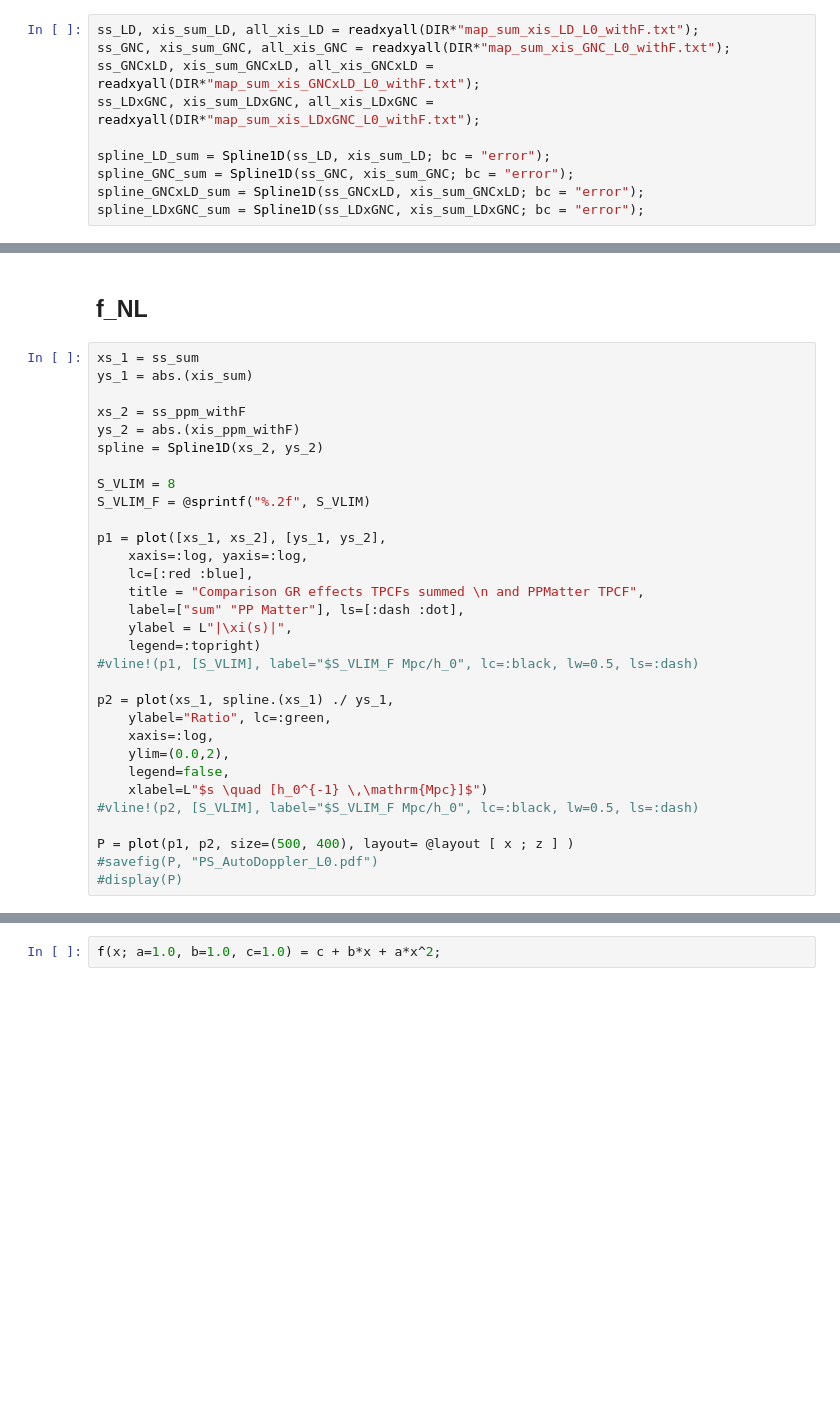
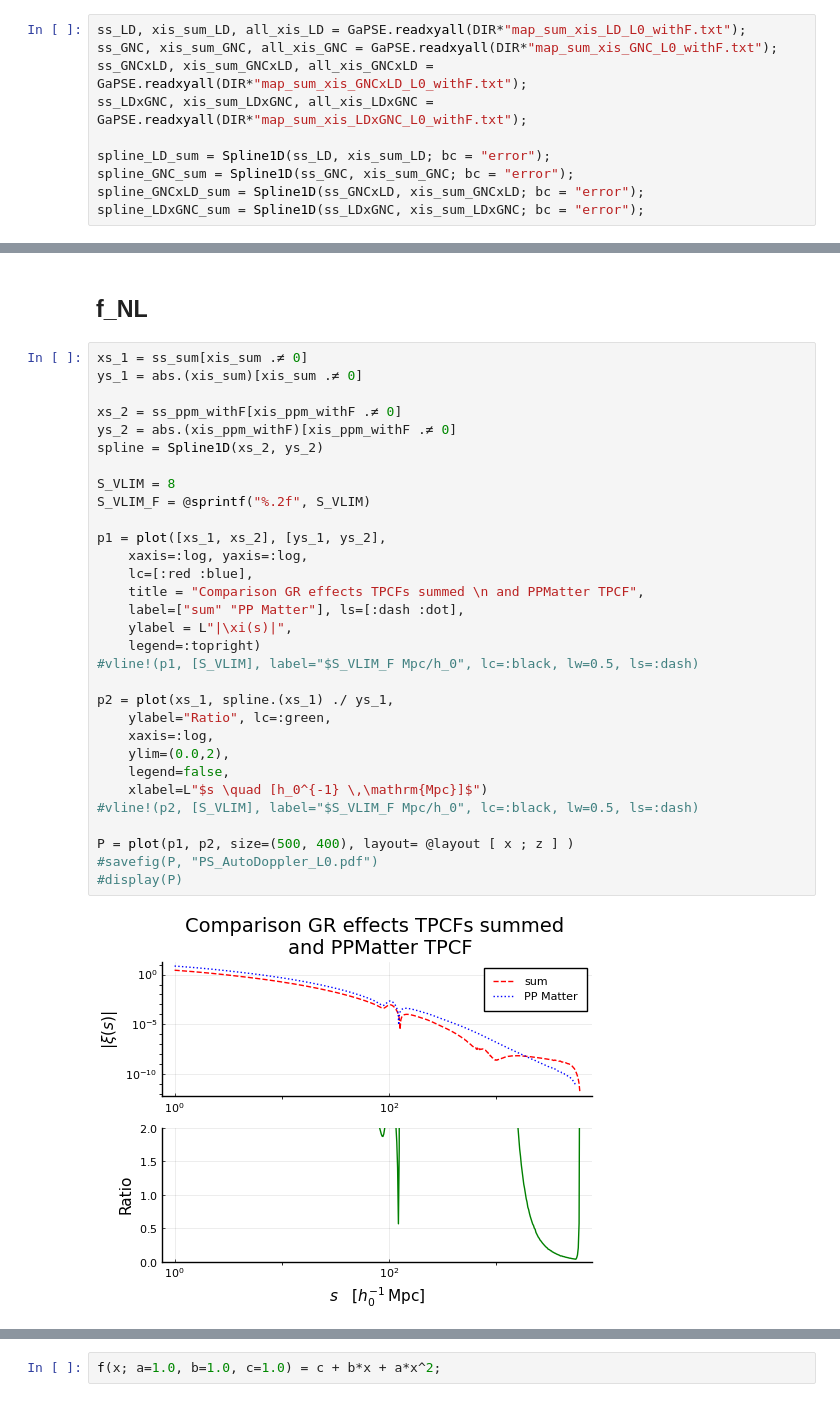
Before and after one commit to foglienimatteo/GaPSE.jl, a Jupyter notebook: ipynbs/Effective_fNL.ipynb, the cells around one changed output, grey strips where cells are left out. Drawn from its saved outputs; the diff is of its cells as text; blank space fills up the shorter version.

```diff
--- a/ipynbs/Effective_fNL.ipynb
+++ b/ipynbs/Effective_fNL.ipynb
@@ -376,10 +490,10 @@ GaPSE.print_map_sum_ξ_LDxGNC_multipole(
     N_χs = 100, N_χs_2 = 60);
 =#
 # %%
-ss_LD, xis_sum_LD, all_xis_LD = readxyall(DIR*"map_sum_xis_LD_L0_withF.txt");
-ss_GNC, xis_sum_GNC, all_xis_GNC = readxyall(DIR*"map_sum_xis_GNC_L0_withF.txt");
-ss_GNCxLD, xis_sum_GNCxLD, all_xis_GNCxLD = readxyall(DIR*"map_sum_xis_GNCxLD_L0_withF.txt");
-ss_LDxGNC, xis_sum_LDxGNC, all_xis_LDxGNC = readxyall(DIR*"map_sum_xis_LDxGNC_L0_withF.txt");
+ss_LD, xis_sum_LD, all_xis_LD = GaPSE.readxyall(DIR*"map_sum_xis_LD_L0_withF.txt");
+ss_GNC, xis_sum_GNC, all_xis_GNC = GaPSE.readxyall(DIR*"map_sum_xis_GNC_L0_withF.txt");
+ss_GNCxLD, xis_sum_GNCxLD, all_xis_GNCxLD = GaPSE.readxyall(DIR*"map_sum_xis_GNCxLD_L0_withF.txt");
+ss_LDxGNC, xis_sum_LDxGNC, all_xis_LDxGNC = GaPSE.readxyall(DIR*"map_sum_xis_LDxGNC_L0_withF.txt");
 
 spline_LD_sum = Spline1D(ss_LD, xis_sum_LD; bc = "error");
 spline_GNC_sum = Spline1D(ss_GNC, xis_sum_GNC; bc = "error");
@@ -500,36 +620,38 @@ P = plot(p1, p2, size=(500, 400), layout= @layout [ x ; z ] )
 # %% [markdown]
 ## f_NL
 # %%
-xs_1 = ss_sum
-ys_1 = abs.(xis_sum)
+xs_1 = ss_sum[xis_sum .≠ 0]
+ys_1 = abs.(xis_sum)[xis_sum .≠ 0]
 
-xs_2 = ss_ppm_withF
-ys_2 = abs.(xis_ppm_withF)
+xs_2 = ss_ppm_withF[xis_ppm_withF .≠ 0]
+ys_2 = abs.(xis_ppm_withF)[xis_ppm_withF .≠ 0]
 spline = Spline1D(xs_2, ys_2)
 
 S_VLIM = 8
 S_VLIM_F = @sprintf("%.2f", S_VLIM)
 
 p1 = plot([xs_1, xs_2], [ys_1, ys_2],
     xaxis=:log, yaxis=:log,
     lc=[:red :blue],
     title = "Comparison GR effects TPCFs summed \n and PPMatter TPCF",
     label=["sum" "PP Matter"], ls=[:dash :dot],
     ylabel = L"|\xi(s)|",
     legend=:topright)
 #vline!(p1, [S_VLIM], label="$S_VLIM_F Mpc/h_0", lc=:black, lw=0.5, ls=:dash)
 
 p2 = plot(xs_1, spline.(xs_1) ./ ys_1,
     ylabel="Ratio", lc=:green,
     xaxis=:log,
     ylim=(0.0,2),
     legend=false,
     xlabel=L"$s \quad [h_0^{-1} \,\mathrm{Mpc}]$")
 #vline!(p2, [S_VLIM], label="$S_VLIM_F Mpc/h_0", lc=:black, lw=0.5, ls=:dash)
 
 P = plot(p1, p2, size=(500, 400), layout= @layout [ x ; z ] )
 #savefig(P, "PS_AutoDoppler_L0.pdf")
 #display(P)
+# %% [output]
+[figure, added]
 # %%
 xs_1 = ss_sum
 ys_1 = xis_sum .* xs_1 .^ 2
```
Also changed, not shown: parts of 49 cells of this notebook, 5 other files.
